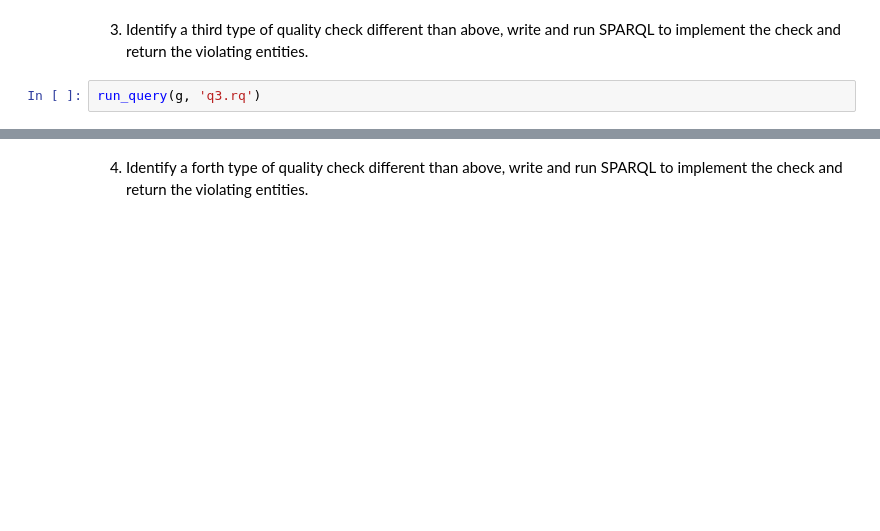
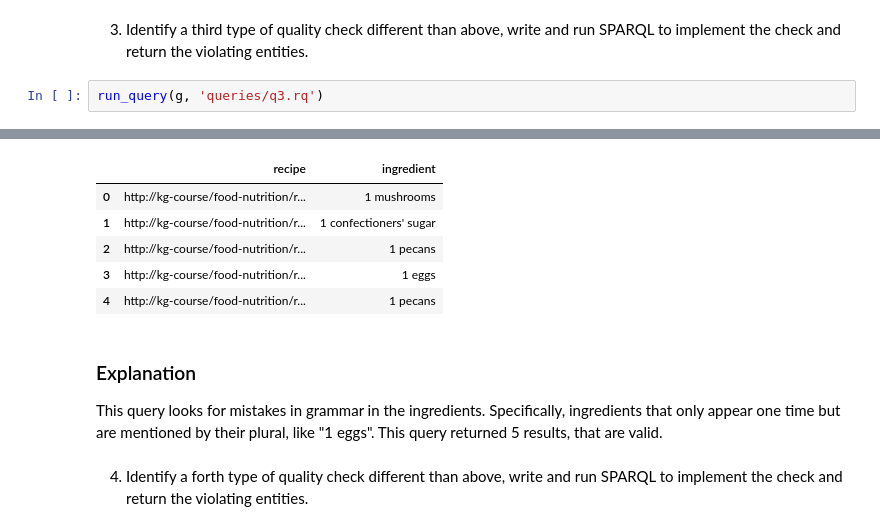
Before and after one commit to DominicVerschoor/Knowledge_Graph_Quality_Assesment, a Jupyter notebook: Assignment2 Template.ipynb, the cells around one changed output, grey strips where cells are left out. Cells and saved outputs as stored; diff of their text form; blank space fills up the shorter version.

```diff
--- a/Assignment2 Template.ipynb
+++ b/Assignment2 Template.ipynb
@@ -54,4 +110,5 @@ run_query(g, 'q2.rq')
 # %% [markdown]
 3. Identify a third type of quality check different than above, write and run SPARQL to implement the check and return the violating entities.
 # %%
-run_query(g, 'q3.rq')
+run_query(g, 'queries/q3.rq')
+# %% [output]
@@ -58,3 +116,12 @@ run_query(g, 'q3.rq')
+|  | recipe | ingredient |
+| 0 | http://kg-course/food-nutrition/r... | 1 mushrooms |
+| 1 | http://kg-course/food-nutrition/r... | 1 confectioners' sugar |
+| 2 | http://kg-course/food-nutrition/r... | 1 pecans |
+| 3 | http://kg-course/food-nutrition/r... | 1 eggs |
+| 4 | http://kg-course/food-nutrition/r... | 1 pecans |
+# %% [markdown]
+### Explanation
+This query looks for mistakes in grammar in the ingredients. Specifically, ingredients that only appear one time but are mentioned by their plural, like "1 eggs". This query returned 5 results, that are valid.
 # %% [markdown]
 4. Identify a forth type of quality check different than above, write and run SPARQL to implement the check and return the violating entities.
 # %%
```
Also changed, not shown: parts of 11 cells of this notebook, 4 other files.
